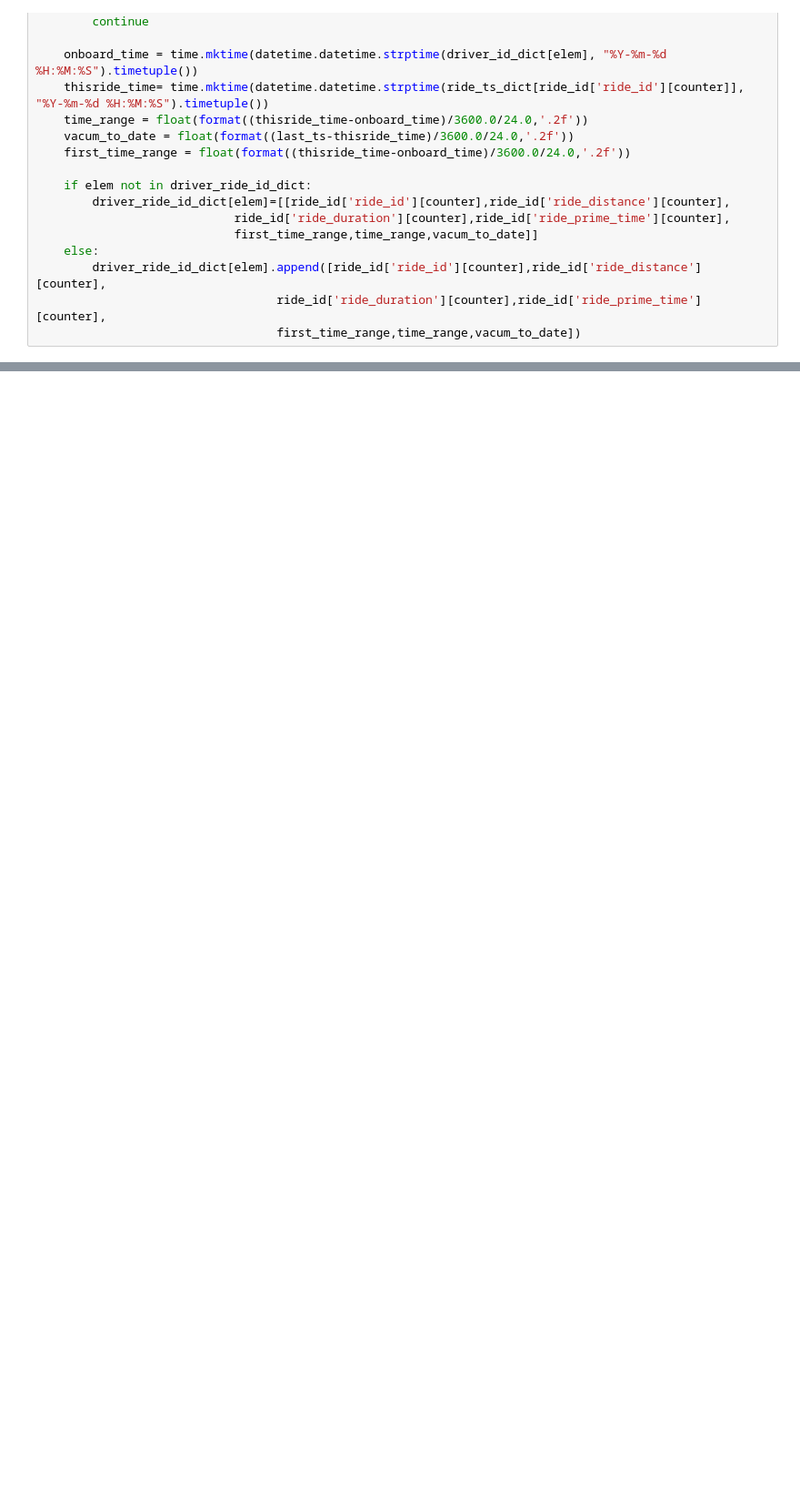
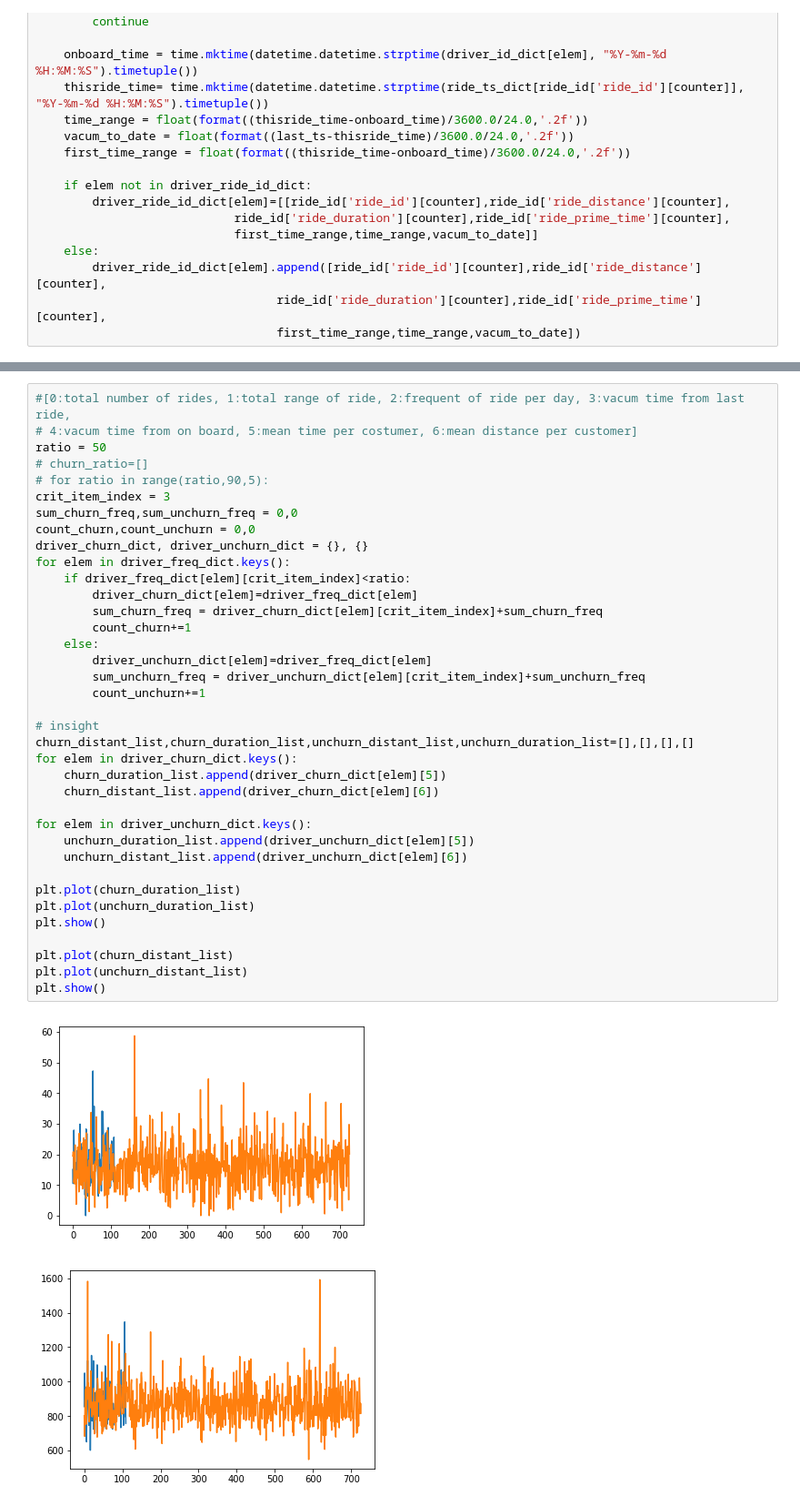
Before and after one commit to Ruijin1988/GIT, a Jupyter notebook: take_home.ipynb, the cells around one changed output, grey strips where cells are left out. Shown at 91% size. Drawn from its saved outputs; the diff is of its cells as text; blank space fills up the shorter version.

```diff
--- a/take_home.ipynb
+++ b/take_home.ipynb
@@ -100,0 +130,40 @@ for elem in driver_churn_dict.keys():
+# %%
+#[0:total number of rides, 1:total range of ride, 2:frequent of ride per day, 3:vacum time from last ride,
+# 4:vacum time from on board, 5:mean time per costumer, 6:mean distance per customer]
+ratio = 50
+# churn_ratio=[]
+# for ratio in range(ratio,90,5):
+crit_item_index = 3
+sum_churn_freq,sum_unchurn_freq = 0,0
+count_churn,count_unchurn = 0,0
+driver_churn_dict, driver_unchurn_dict = {}, {}
+for elem in driver_freq_dict.keys():
+    if driver_freq_dict[elem][crit_item_index]<ratio:
+        driver_churn_dict[elem]=driver_freq_dict[elem]
+        sum_churn_freq = driver_churn_dict[elem][crit_item_index]+sum_churn_freq
+        count_churn+=1
+    else:
+        driver_unchurn_dict[elem]=driver_freq_dict[elem]
+        sum_unchurn_freq = driver_unchurn_dict[elem][crit_item_index]+sum_unchurn_freq
+        count_unchurn+=1
+
+# insight
+churn_distant_list,churn_duration_list,unchurn_distant_list,unchurn_duration_list=[],[],[],[]
+for elem in driver_churn_dict.keys():
+    churn_duration_list.append(driver_churn_dict[elem][5])
+    churn_distant_list.append(driver_churn_dict[elem][6])
+
+for elem in driver_unchurn_dict.keys():
+    unchurn_duration_list.append(driver_unchurn_dict[elem][5])
+    unchurn_distant_list.append(driver_unchurn_dict[elem][6])
+
+plt.plot(churn_duration_list)
+plt.plot(unchurn_duration_list)
+plt.show()
+
+plt.plot(churn_distant_list)
+plt.plot(unchurn_distant_list)
+plt.show()
+# %% [output]
+[figure, added]
+[figure, added]
```
Also changed, not shown: parts of 5 cells of this notebook.
